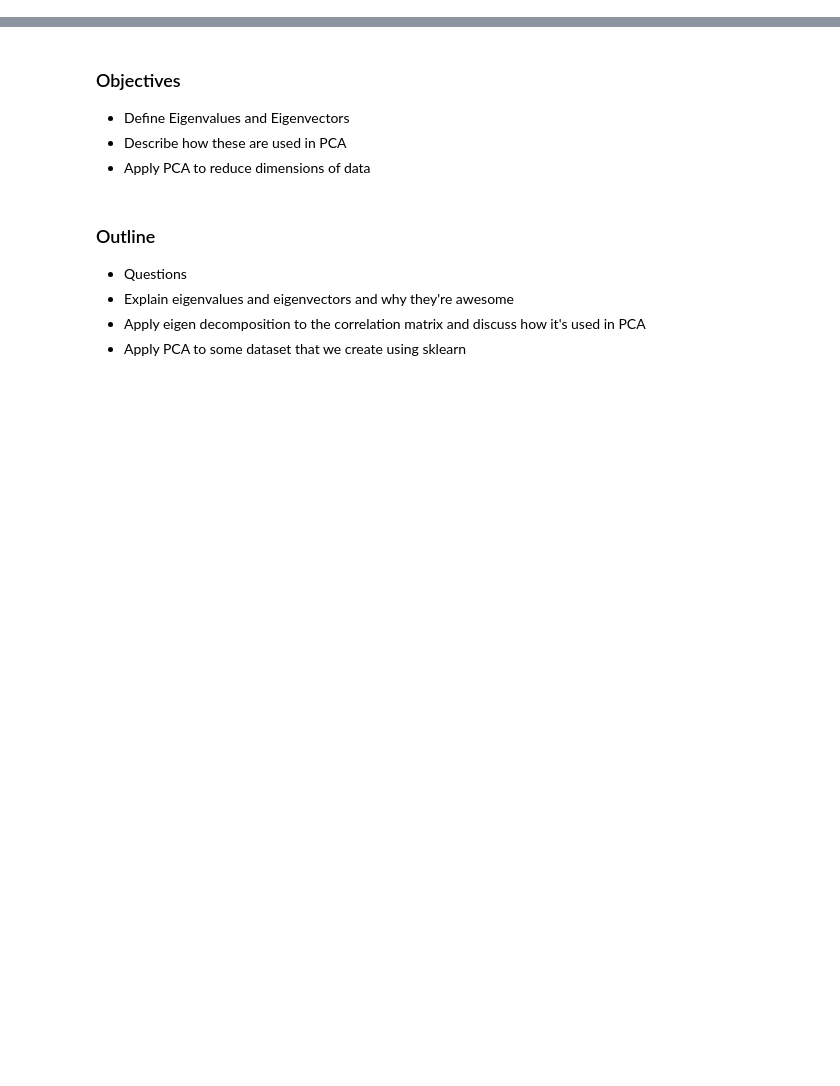
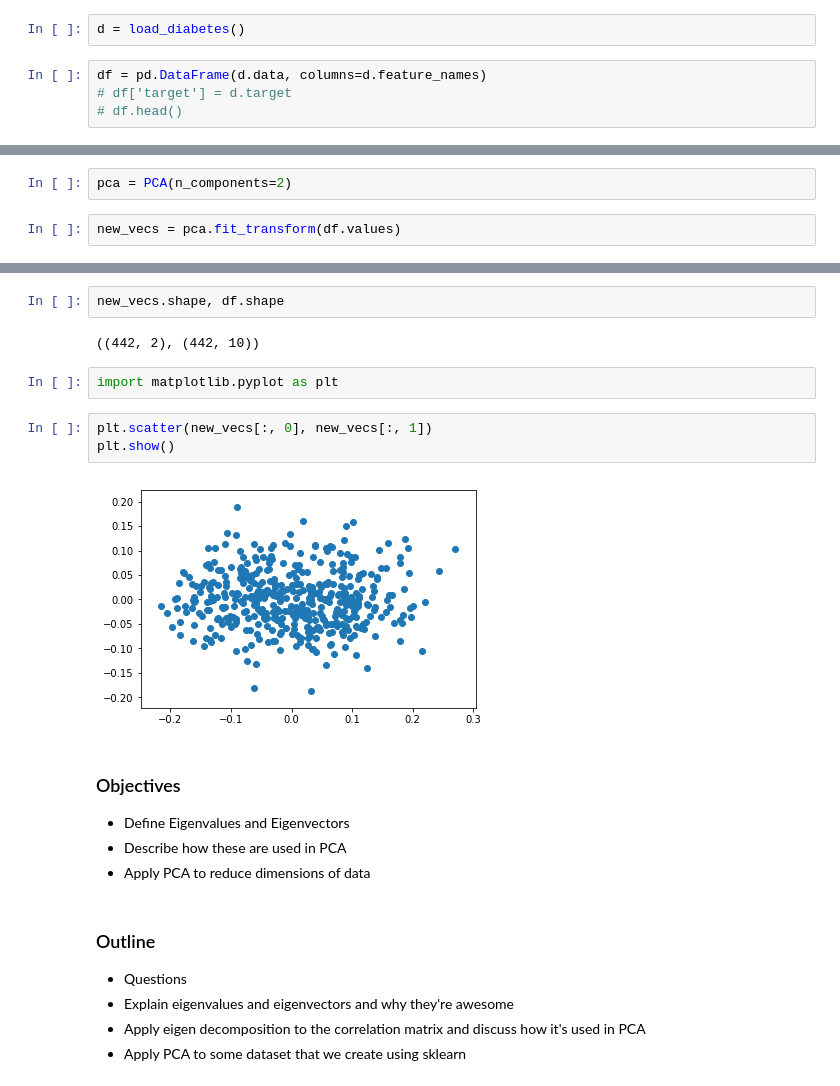
Before and after one commit to erdosn/cv2-mod5-sec38-pca-lesson, a Jupyter notebook: lesson-plan.ipynb, the cells around one changed output, grey strips where cells are left out. Saved outputs shown, nothing was run; the diff lists cells and outputs as text; blank space fills up the shorter version.

```diff
--- a/lesson-plan.ipynb
+++ b/lesson-plan.ipynb
@@ -9,0 +71,6 @@
+# %%
+d = load_diabetes()
+# %%
+df = pd.DataFrame(d.data, columns=d.feature_names)
+# df['target'] = d.target
+# df.head()
@@ -9,0 +99,4 @@
+# %%
+pca = PCA(n_components=2)
+# %%
+new_vecs = pca.fit_transform(df.values)
@@ -10,3 +123,14 @@
+# %%
+new_vecs.shape, df.shape
+# %% [output]
+((442, 2), (442, 10))
+# %%
+import matplotlib.pyplot as plt
+# %%
+plt.scatter(new_vecs[:, 0], new_vecs[:, 1])
+plt.show()
+# %% [output]
+[figure, added]
 # %% [markdown]
 ### Objectives
 - Define Eigenvalues and Eigenvectors
```
Also changed, not shown: parts of 12 cells of this notebook.
